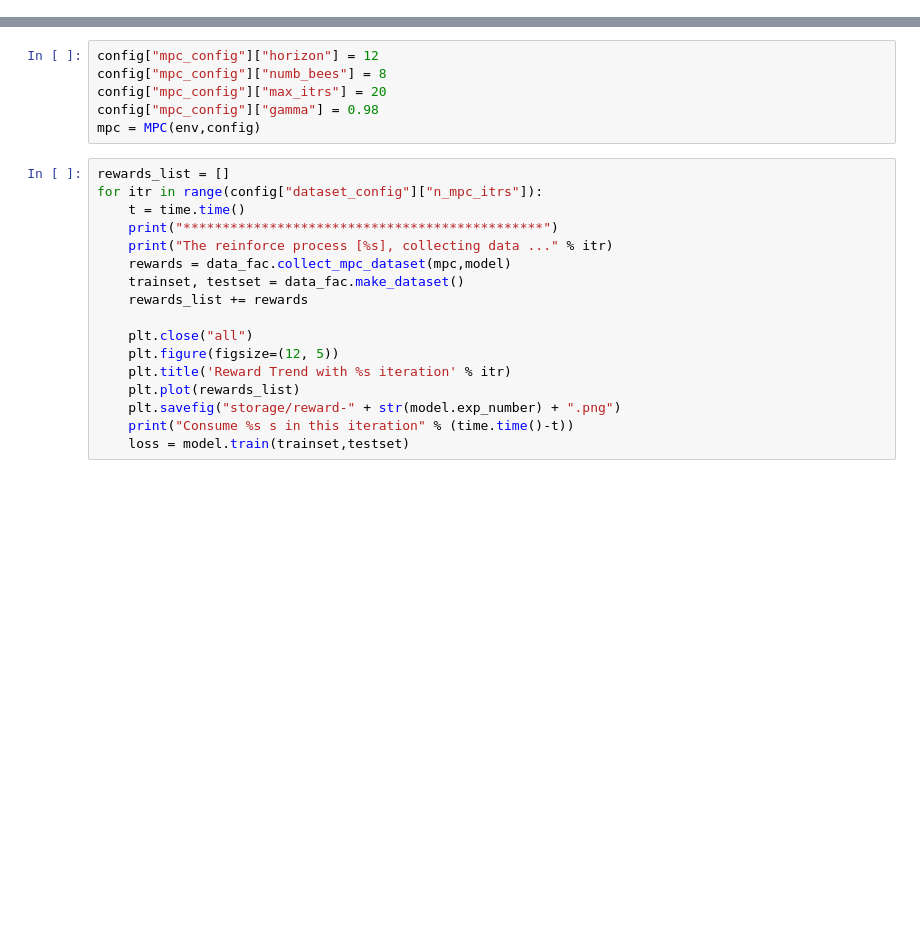
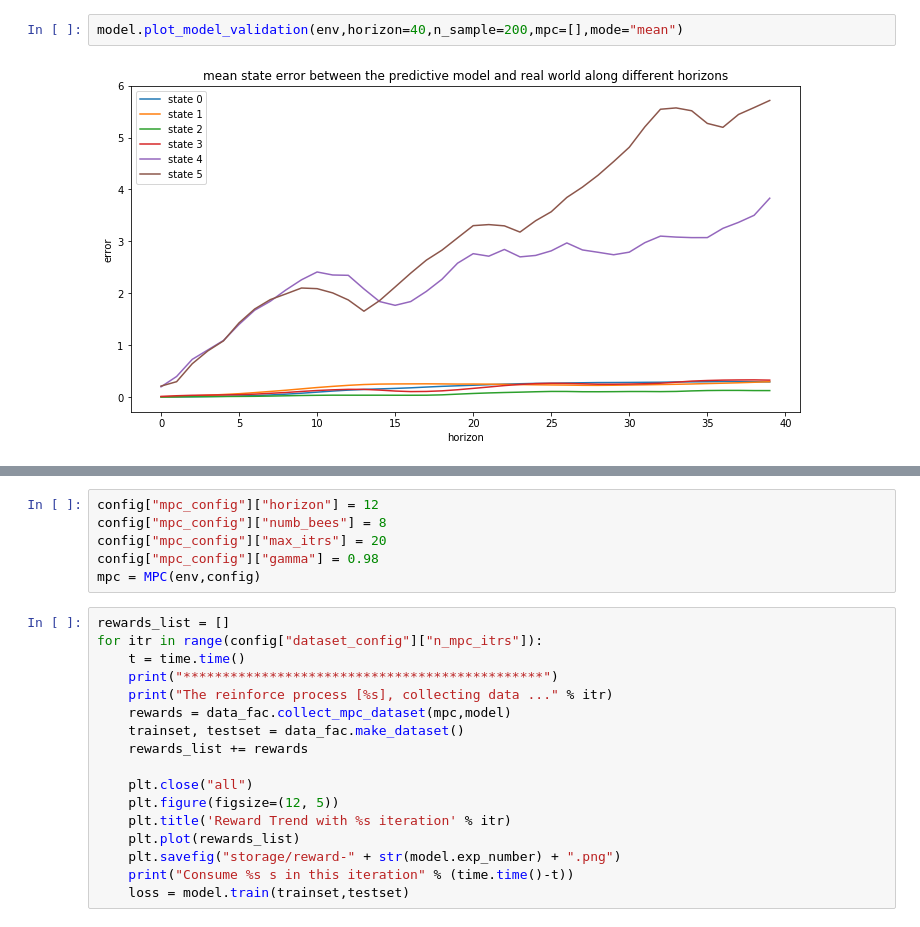
Before and after one commit to michaelliyunhao/RL-project, a Jupyter notebook: MPC/MPC qube/test.ipynb, the cells around one changed output, grey strips where cells are left out. Cells and saved outputs as stored; diff of their text form; blank space fills up the shorter version.

```diff
--- a/MPC/MPC qube/test.ipynb
+++ b/MPC/MPC qube/test.ipynb
@@ -25,0 +53,4 @@ Collect random dataset shape:  (7630, 7)
+# %%
+model.plot_model_validation(env,horizon=40,n_sample=200,mpc=[],mode="mean")
+# %% [output]
+[figure, added]
```
Also changed, not shown: parts of 9 cells of this notebook, 55 other files.
